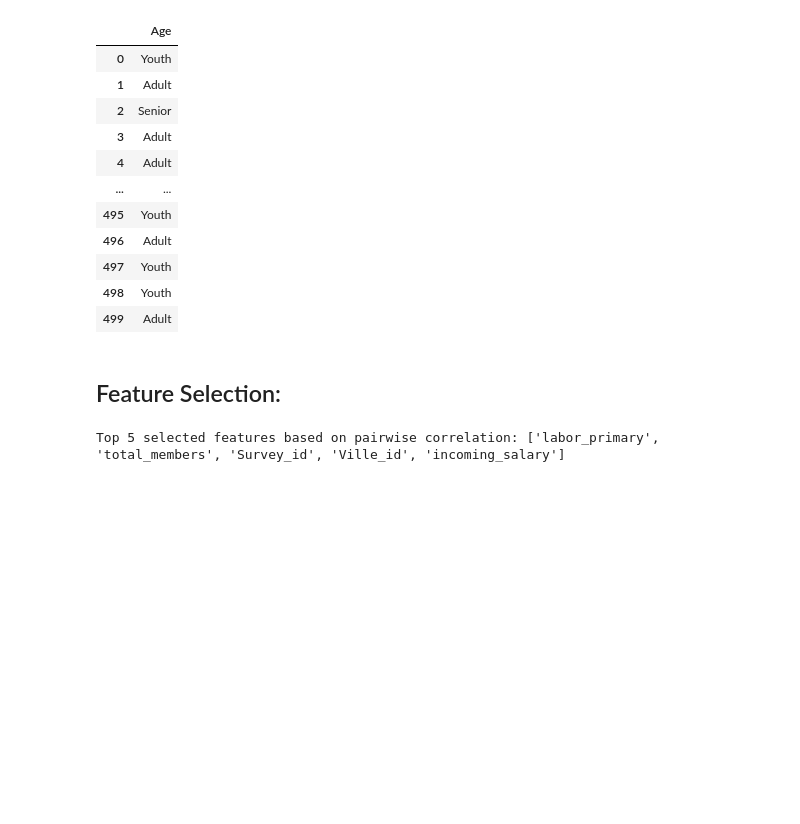
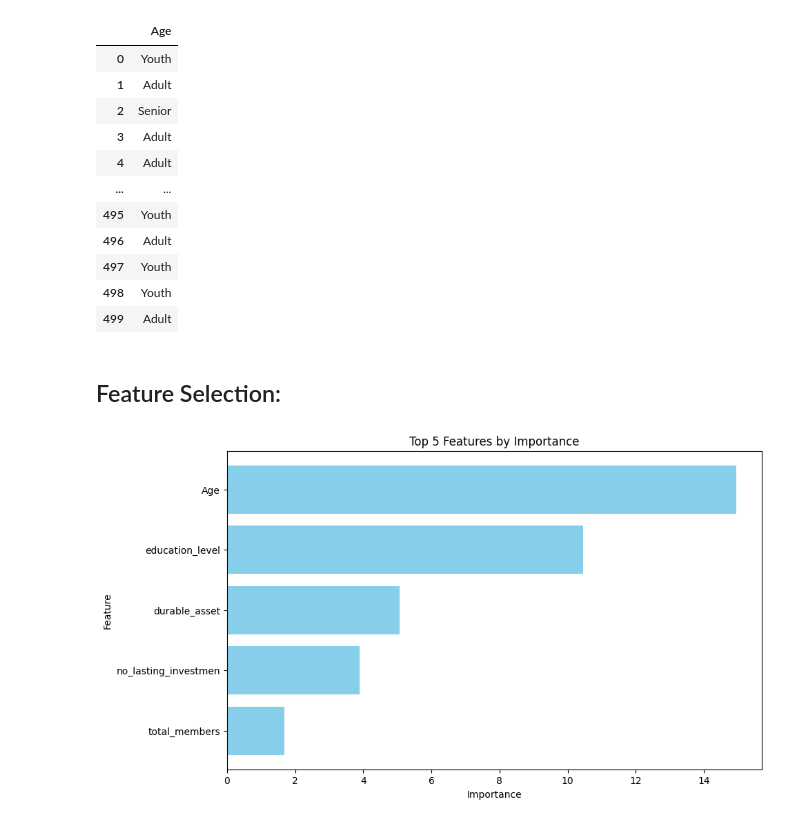
Before and after one commit to lameessa/IT326-project-depression, a Jupyter notebook: Copy_of_Phase_2_notebook_A.ipynb, the cells around one changed output. Cells and saved outputs as stored; diff of their text form; code cells hidden in the pictures; blank space fills up the shorter version.

```diff
--- a/Copy_of_Phase_2_notebook_A.ipynb
+++ b/Copy_of_Phase_2_notebook_A.ipynb
@@ -532,34 +544,39 @@ The age after discretization
 | 499 | Adult |
 # %% [markdown]
 ## Feature Selection:
-# %%
-# Lowering the correlation threshold to capture more pairs
-threshold = 0.5
-
-# Create an empty list to store highly correlated feature pairs and their correlations
-correlated_pairs = []
-
-# Iterate over the correlation matrix and select highly correlated pairs
-for i in range(len(correlation_matrix.columns)):
-    for j in range(i):
-        corr_value = abs(correlation_matrix.iloc[i, j])
-        if corr_value > threshold:
-            feature_i = correlation_matrix.columns[i]
-            feature_j = correlation_matrix.columns[j]
-            correlated_pairs.append((feature_i, feature_j, corr_value))
-
-# Sort the correlated pairs by correlation value in descending order
-correlated_pairs = sorted(correlated_pairs, key=lambda x: x[2], reverse=True)
-
-# Extract the top 5 unique features based on the highest correlations
-selected_features = set()
-for pair in correlated_pairs:
-    if len(selected_features) >= 5:
-        break
-    selected_features.add(pair[0])
-    selected_features.add(pair[1])
-
-# Display the top 5 selected features based on pairwise correlation
-print("Top 5 selected features based on pairwise correlation:", list(selected_features)[:5])
-# %% [output]
-Top 5 selected features based on pairwise correlation: ['labor_primary', 'total_members', 'Survey_id', 'Ville_id', 'incoming_salary']
+# %%
+import pandas as pd
+from sklearn.feature_selection import SelectKBest, f_classif
+import matplotlib.pyplot as plt
+
+# Load the cleaned dataset
+data = pd.read_csv('Cleaned_dataset_iqr.csv')
+
+# Define features (X) and target variable (y)
+X = data.drop('depressed', axis=1)  # Dropping the target variable
+y = data['depressed']
+
+# Select top 5 features using ANOVA F-value
+selector = SelectKBest(score_func=f_classif, k=5)
+X_new = selector.fit_transform(X, y)
+
+# Get all feature names and their corresponding scores
+all_feature_names = X.columns
+all_scores = selector.scores_
+
+# Create a DataFrame for better visualization
+feature_scores = pd.DataFrame({'Feature': all_feature_names, 'Importance': all_scores})
+
+# Sort the features by their importance and get the top 5
+top_5_features = feature_scores.nlargest(5, 'Importance')
+
+# Plot the top 5 features
+plt.figure(figsize=(10, 6))
+plt.barh(top_5_features['Feature'], top_5_features['Importance'], color='skyblue')
+plt.xlabel('Importance')
+plt.ylabel('Feature')
+plt.title('Top 5 Features by Importance')
+plt.gca().invert_yaxis()  # Invert y-axis to have the most important feature at the top
+plt.show()
+# %% [output]
+[figure, added]
```
Also changed, not shown: parts of 6 cells of this notebook.
